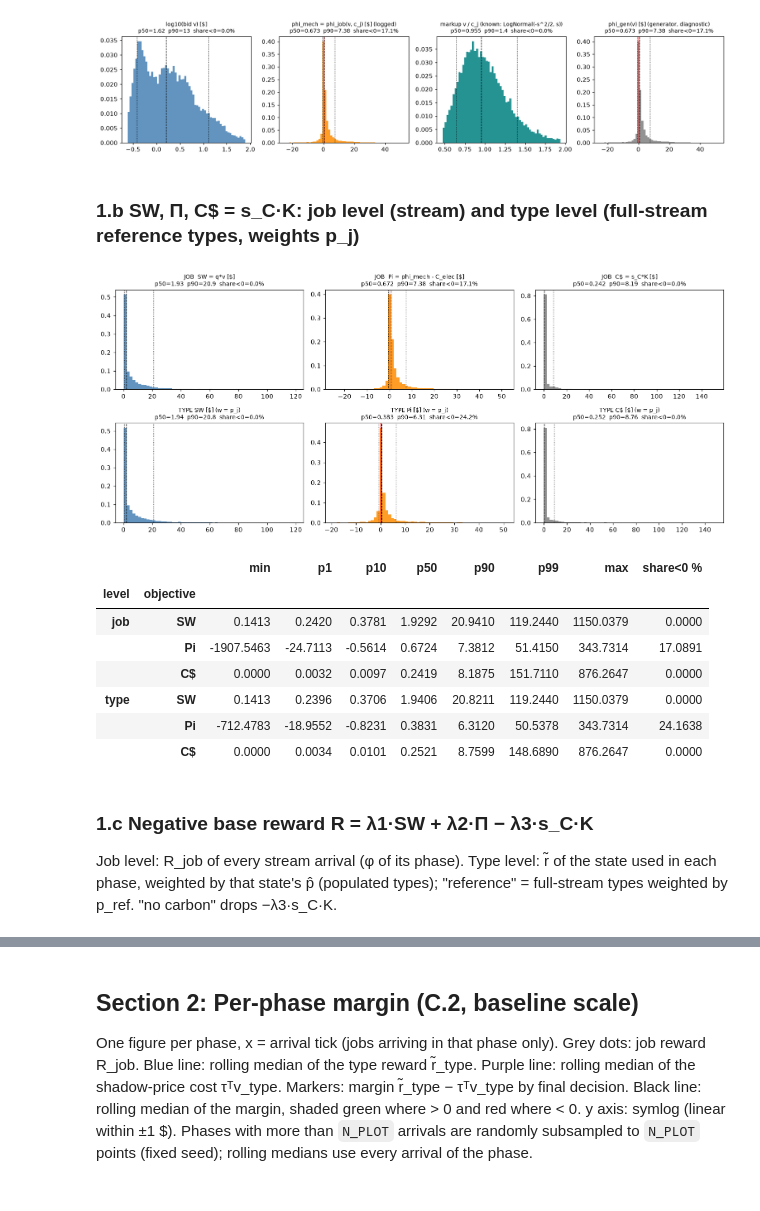
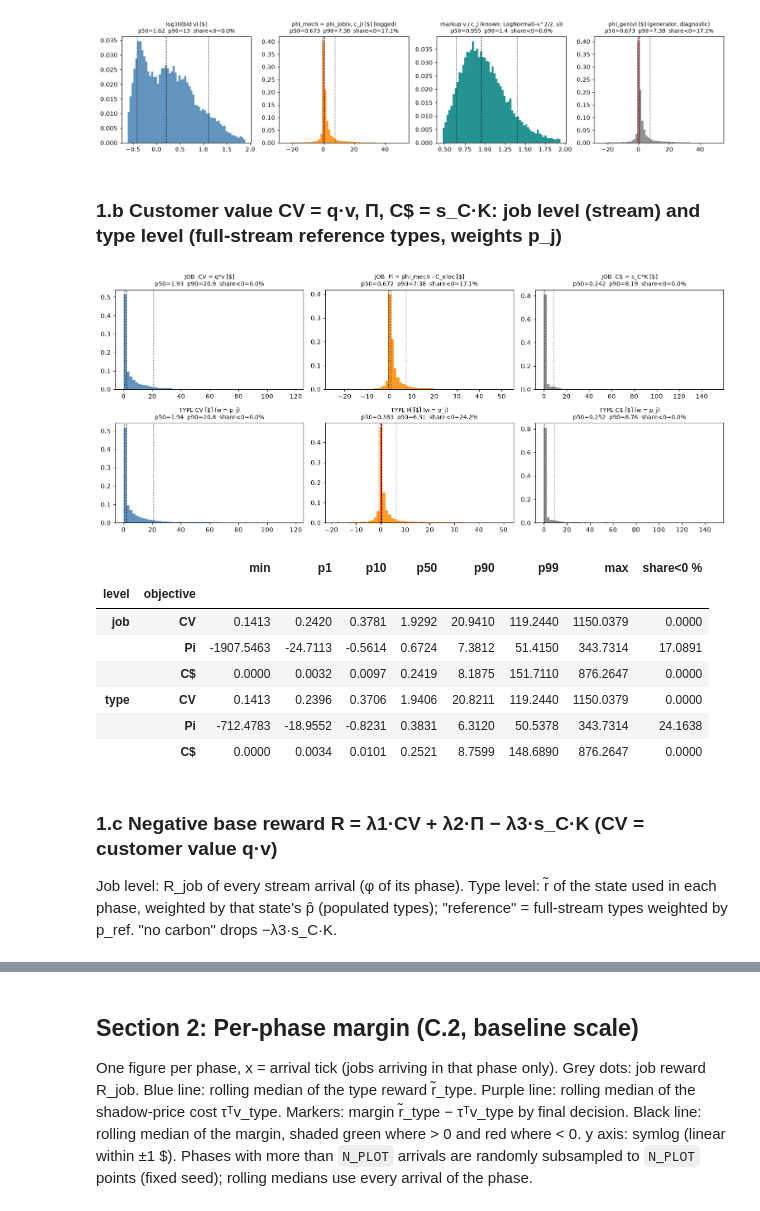
Before and after one commit to dangolofrancesco/dlent_rt, a Jupyter notebook: notebooks/03_main_algorithm_analysis.ipynb, the cells around one changed output, grey strips where cells are left out. Drawn from its saved outputs; the diff is of its cells as text; code cells hidden in the pictures.

```diff
--- a/notebooks/03_main_algorithm_analysis.ipynb
+++ b/notebooks/03_main_algorithm_analysis.ipynb
@@ -24,8 +24,6 @@ import os, sys, time, warnings, dataclasses
 from pathlib import Path
 import numpy as np, pandas as pd
 import matplotlib.pyplot as plt
-import scipy.sparse as sp
-from scipy.optimize import milp, linprog, LinearConstraint, Bounds
 from scipy.stats import lognorm
 from IPython.display import display
 warnings.simplefilter("ignore")
@@ -35,11 +33,11 @@ sys.path.insert(0, str(ROOT))
 
 from dlent_rt.config import default_config
 from dlent_rt.data import load_dataset
-from dlent_rt.phase0 import (run_phase0, assign_type_ids, type_arrays, scalarized_reward,
-                             _weighted_quantile)
+from dlent_rt.phase0 import run_phase0, assign_type_ids, type_arrays
+from dlent_rt.reward import type_reward, weighted_quantile as _weighted_quantile
 from dlent_rt.models.theory import TheoryModel
-from dlent_rt.models.core.occupancy import Occupancy
-from dlent_rt.models.core.reinit import build_window_state
+from dlent_rt.benchmarks import Benchmarks, regret
+from dlent_rt.models.policy import run_static
 from dlent_rt.models.core.error_params import make_error_params
 
 plt.rcParams["figure.figsize"] = (13, 3.6)
@@ -48,7 +46,7 @@ pd.set_option("display.width", 220)
 pd.set_option("display.max_columns", 60)
 
 # palette (notebook 01 conventions: named matplotlib colours)
-C_SW, C_PI, C_C, C_BID = "steelblue", "darkorange", "gray", "steelblue"
+C_CV, C_PI, C_C, C_BID = "steelblue", "darkorange", "gray", "steelblue"
 C_CPU, C_RAM = "steelblue", "darkorange"
 DEC_ORDER = ["accepted", "oracle reject", "thinning reject", "physical reject", "IR reject"]
 DEC_STYLE = {"accepted": ("seagreen", "o"), "oracle reject": ("gray", "x"),
@@ -75,7 +73,7 @@ for _p in (BATCH_CSV, GRID_CSV):
         raise FileNotFoundError(f"required input not found: {_p}")
 
 cfg = apply_overrides(default_config(), {"data.batch_csv": str(BATCH_CSV), "data.grid_csv": str(GRID_CSV)})
-BASE = apply_overrides(cfg, {"bid.strategy": "lognormal", "bid.sigma": 0.3})
+BASE = apply_overrides(cfg, {"bid.sigma": 0.3})
 # Notebook-only guard: the analysis is run with n0 = 10,000 (|stream| = 15,308), the value configs/default.yaml
 # currently has; if the YAML changes, this override keeps the notebook on the same H/stream split.
 N0_OVERRIDE = 10_000
@@ -90,9 +88,9 @@ BASELINE_SCALE = 1.0
 assert BASELINE_SCALE in CAPACITY_SCALES
 L1, L2, L3 = BASE.objective.lambda1, BASE.objective.lambda2, BASE.objective.lambda3
 print(f"model={BASE.model.kind}  oracle={BASE.oracle.kind}  scalarization={BASE.scalarization.method}")
-print(f"bid: strategy={BASE.bid.strategy} sigma={BASE.bid.sigma} u0={BASE.bid.base_utility_u0} "
+print(f"bid: lognormal sigma={BASE.bid.sigma} u0={BASE.bid.base_utility_u0} "
       f"mode={BASE.bid.base_utility_mode}")
-print(f"normalization: {BASE.normalization.strategy}  q={BASE.normalization.quantile}")
+print(f"normalization: quantile_linear  q={BASE.normalization.quantile}")
 print(f"lambda = ({L1}, {L2}, {L3})   k_star={BASE.grid.k_star}  hw profiles={BASE.hardware.n_profiles}")
 print(f"constants: gamma_override={BASE.constants.gamma_override}  xi_override={BASE.constants.xi_override}  "
       f"delta={BASE.confidence.delta} (1/T^{BASE.confidence.delta_power} if None)")
@@ -398,46 +351,46 @@ plt.tight_layout(); plt.show()
 # %% [output]
 [figure]
 # %% [markdown]
-### 1.b SW, Π, C$ = s_C·K: job level (stream) and type level (full-stream reference types, weights p_j)
+### 1.b Customer value CV = q·v, Π, C$ = s_C·K: job level (stream) and type level (full-stream reference types, weights p_j)
 # %%
 st_ref0 = R0["st_ref"]
 _, prio_ref, _ = type_arrays(st_ref0.type_space, st_ref0.grid)
 pop = st_ref0.p > 0
 wt = st_ref0.p[pop]
-SW_t = (prio_ref * st_ref0.v_bar)[pop]
+CV_t = (prio_ref * st_ref0.v_bar)[pop]
 PI_t = (st_ref0.phi_bar - st_ref0.C_elec_bar)[pop]
 C_t = SC0 * st_ref0.C_carbon_bar[pop]
 
 fig, ax = plt.subplots(2, 3, figsize=(14, 6))
-qhist(ax[0, 0], A0["SW"], C_SW, "JOB  SW = q*v [$]")
+qhist(ax[0, 0], A0["CV"], C_CV, "JOB  CV = q*v [$]")
 qhist(ax[0, 1], A0["PI"], C_PI, "JOB  Pi = phi_mech - C_elec [$]")
 qhist(ax[0, 2], A0["Cusd"], C_C, "JOB  C$ = s_C*K [$]")
-qhist(ax[1, 0], SW_t, C_SW, "TYPE SW [$] (w = p_j)", w=wt)
+qhist(ax[1, 0], CV_t, C_CV, "TYPE CV [$] (w = p_j)", w=wt)
 qhist(ax[1, 1], PI_t, C_PI, "TYPE Pi [$] (w = p_j)", w=wt)
 qhist(ax[1, 2], C_t, C_C, "TYPE C$ [$] (w = p_j)", w=wt)
 plt.tight_layout(); plt.show()
 
 desc = []
-for lvl, (sw, pi, cu, w) in {"job": (A0["SW"], A0["PI"], A0["Cusd"], None),
-                             "type": (SW_t, PI_t, C_t, wt)}.items():
-    for name, x in (("SW", sw), ("Pi", pi), ("C$", cu)):
+for lvl, (sw, pi, cu, w) in {"job": (A0["CV"], A0["PI"], A0["Cusd"], None),
+                             "type": (CV_t, PI_t, C_t, wt)}.items():
+    for name, x in (("CV", sw), ("Pi", pi), ("C$", cu)):
         x = np.asarray(x, float); ww = np.ones_like(x) if w is None else w
         desc.append({"level": lvl, "objective": name, "min": x.min(),
                      **{f"p{int(q * 100)}": _weighted_quantile(x, ww, q) for q in (.01, .1, .5, .9, .99)},
                      "max": x.max(), "share<0 %": 100 * np.average(x < 0, weights=ww)})
 display(pd.DataFrame(desc).set_index(["level", "objective"]).style.format(precision=4))
 # %% [output]
 [figure]
 |  |  | min | p1 | p10 | p50 | p90 | p99 | max | share<0 % |
 | level | objective |  |  |  |  |  |  |  |  |
-| job | SW | 0.1413 | 0.2420 | 0.3781 | 1.9292 | 20.9410 | 119.2440 | 1150.0379 | 0.0000 |
+| job | CV | 0.1413 | 0.2420 | 0.3781 | 1.9292 | 20.9410 | 119.2440 | 1150.0379 | 0.0000 |
 |  | Pi | -1907.5463 | -24.7113 | -0.5614 | 0.6724 | 7.3812 | 51.4150 | 343.7314 | 17.0891 |
 |  | C$ | 0.0000 | 0.0032 | 0.0097 | 0.2419 | 8.1875 | 151.7110 | 876.2647 | 0.0000 |
-| type | SW | 0.1413 | 0.2396 | 0.3706 | 1.9406 | 20.8211 | 119.2440 | 1150.0379 | 0.0000 |
+| type | CV | 0.1413 | 0.2396 | 0.3706 | 1.9406 | 20.8211 | 119.2440 | 1150.0379 | 0.0000 |
 |  | Pi | -712.4783 | -18.9552 | -0.8231 | 0.3831 | 6.3120 | 50.5378 | 343.7314 | 24.1638 |
 |  | C$ | 0.0000 | 0.0034 | 0.0101 | 0.2521 | 8.7599 | 148.6890 | 876.2647 | 0.0000 |
 # %% [markdown]
-### 1.c Negative base reward R = λ1·SW + λ2·Π − λ3·s_C·K
+### 1.c Negative base reward R = λ1·CV + λ2·Π − λ3·s_C·K (CV = customer value q·v)
 
 Job level: R_job of every stream arrival (φ of its phase). Type level: r̃ of the state used in each phase, weighted
 by that state's p̂ (populated types); "reference" = full-stream types weighted by p_ref. "no carbon" drops −λ3·s_C·K.
```
Also changed, not shown: parts of 17 cells of this notebook, 1 other file.
